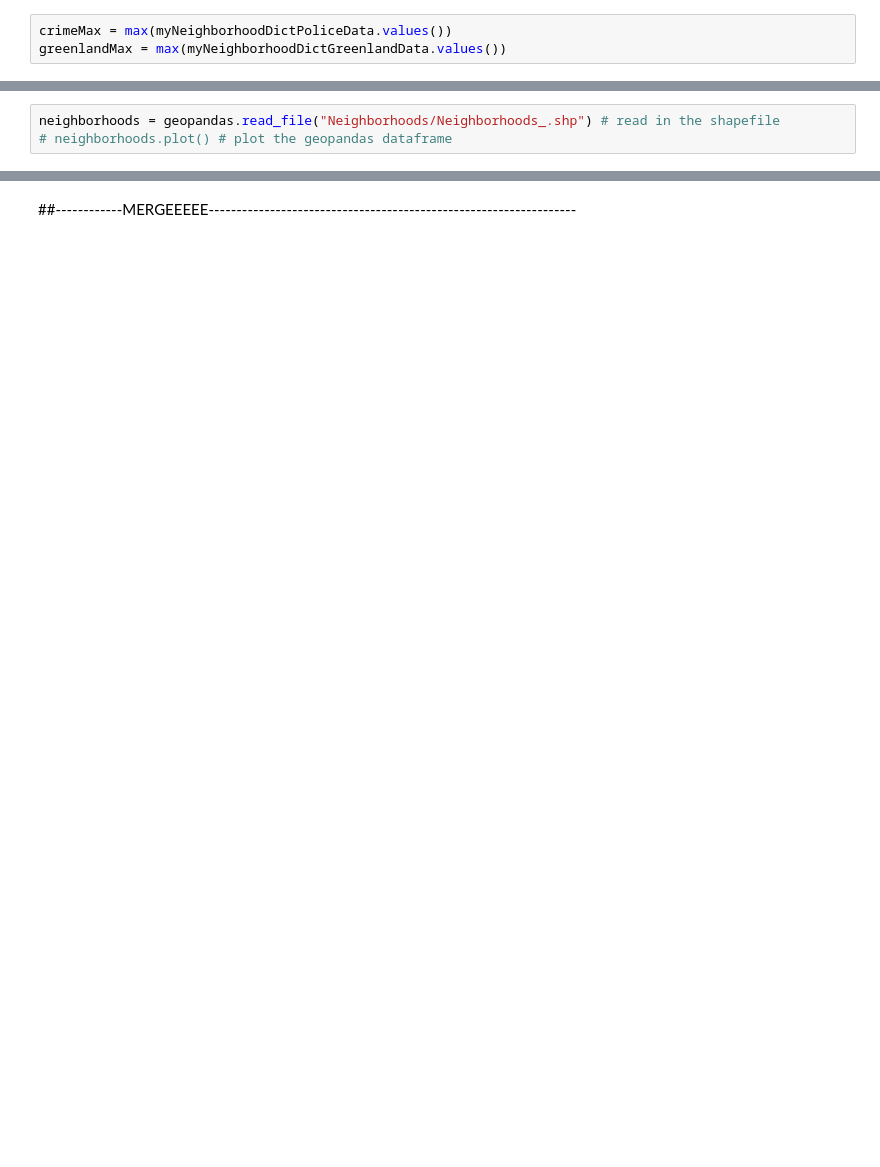
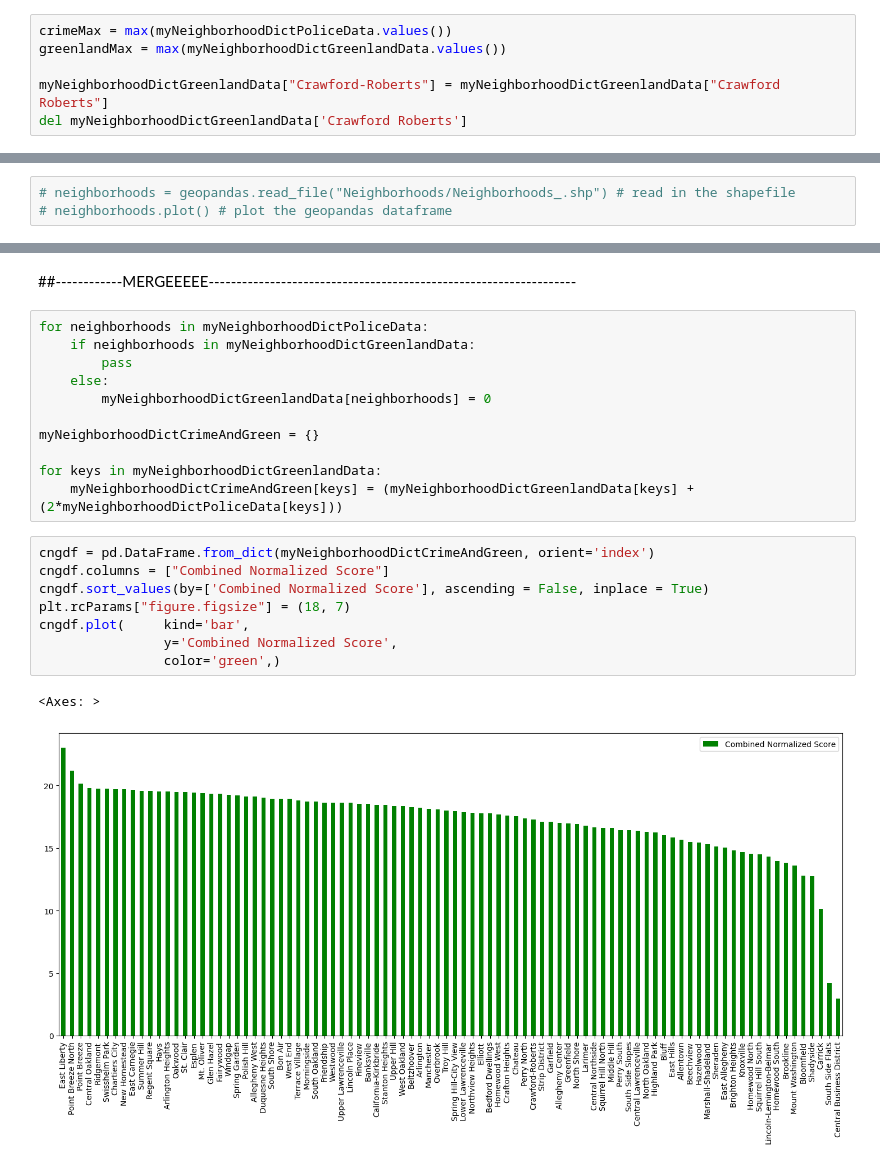
Before and after one commit to XianyuZhao04/CMPINF-0010-FinalProject, a Jupyter notebook: finalNotebook.ipynb, the cells around one changed output, grey strips where cells are left out. Cells and saved outputs as stored; diff of their text form; blank space fills up the shorter version.

Commit message:
create combined dictionary and dataframe for crime and greenspaces

```diff
--- a/finalNotebook.ipynb
+++ b/finalNotebook.ipynb
@@ -73,6 +73,9 @@ gdf.plot(   kind='bar',
 # %%
 crimeMax = max(myNeighborhoodDictPoliceData.values())
 greenlandMax = max(myNeighborhoodDictGreenlandData.values())
+
+myNeighborhoodDictGreenlandData["Crawford-Roberts"] = myNeighborhoodDictGreenlandData["Crawford Roberts"]
+del myNeighborhoodDictGreenlandData['Crawford Roberts']
 # %%
 for keys in myNeighborhoodDictPoliceData:
     myNeighborhoodDictPoliceData[keys] = (1 - (myNeighborhoodDictPoliceData[keys]/crimeMax)) * 10
@@ -294,6 +297,6 @@ fire_incidents_neighborhood['Final Score'].plot(kind='bar')
 <Axes: >
 [figure]
 # %%
-neighborhoods = geopandas.read_file("Neighborhoods/Neighborhoods_.shp") # read in the shapefile
+# neighborhoods = geopandas.read_file("Neighborhoods/Neighborhoods_.shp") # read in the shapefile
 # neighborhoods.plot() # plot the geopandas dataframe
 # %%
@@ -366,2 +357,24 @@ Text(0.5, 69.97084282383948, 'Score by Greenspace')
 # %% [markdown]
 ##------------MERGEEEEE------------------------------------------------------------------
+# %%
+for neighborhoods in myNeighborhoodDictPoliceData:
+    if neighborhoods in myNeighborhoodDictGreenlandData:
+        pass
+    else:
+        myNeighborhoodDictGreenlandData[neighborhoods] = 0
+
+myNeighborhoodDictCrimeAndGreen = {}
+
+for keys in myNeighborhoodDictGreenlandData:
+    myNeighborhoodDictCrimeAndGreen[keys] = (myNeighborhoodDictGreenlandData[keys] + (2*myNeighborhoodDictPoliceData[keys]))
+# %%
+cngdf = pd.DataFrame.from_dict(myNeighborhoodDictCrimeAndGreen, orient='index')
+cngdf.columns = ["Combined Normalized Score"]
+cngdf.sort_values(by=['Combined Normalized Score'], ascending = False, inplace = True)
+plt.rcParams["figure.figsize"] = (18, 7)
+cngdf.plot(     kind='bar',
+                y='Combined Normalized Score',
+                color='green',)
+# %% [output]
+<Axes: >
+[figure, added]
```
Also changed, not shown: parts of 8 cells of this notebook.
